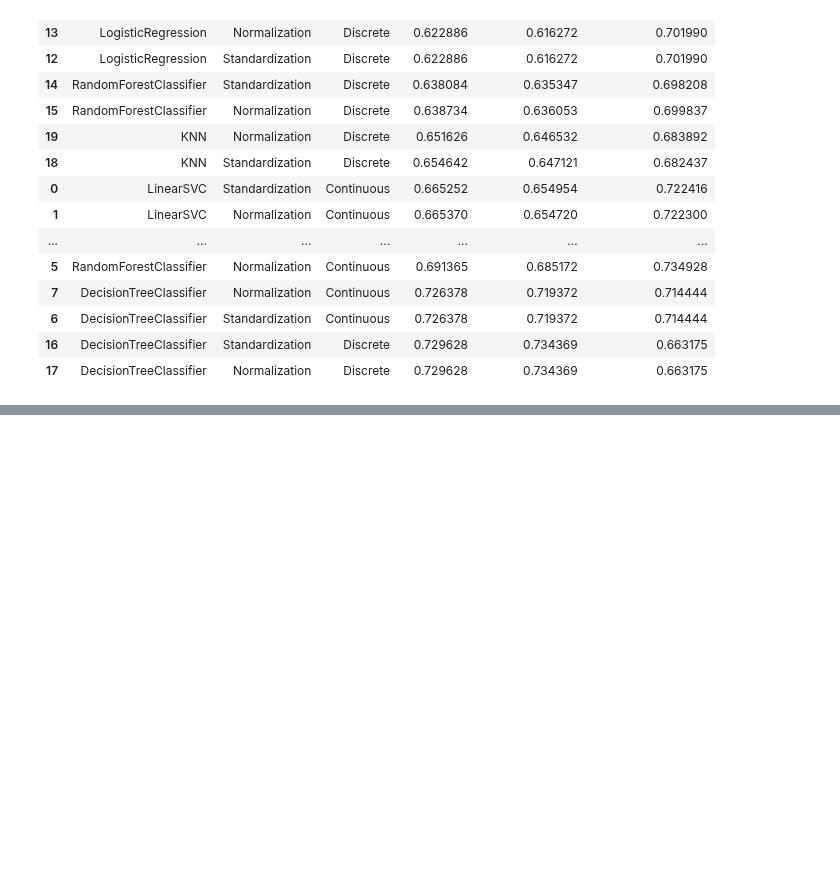
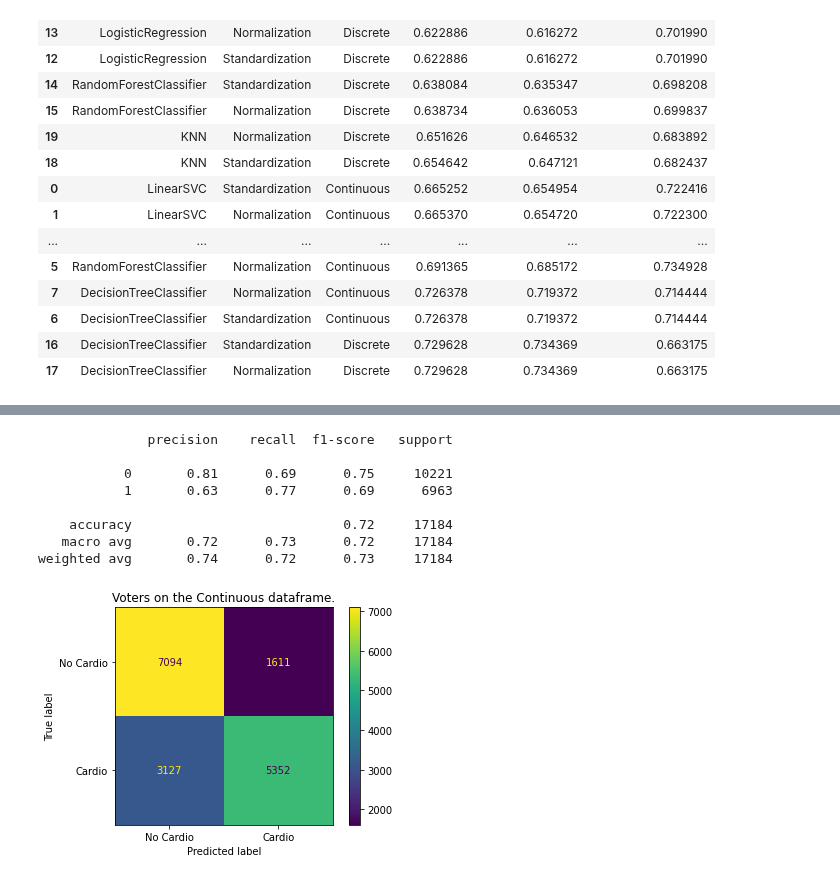
Before and after one commit to SamiFatmi/Machine-Learning-SAMI-FATMI, a Jupyter notebook: Labs/2-Disease_prediction.ipynb, the cells around one changed output, grey strips where cells are left out. Cells and saved outputs as stored; diff of their text form; code cells hidden in the pictures; blank space fills up the shorter version.

```diff
--- a/Labs/2-Disease_prediction.ipynb
+++ b/Labs/2-Disease_prediction.ipynb
@@ -926,0 +986,12 @@ Continuous_dataset ,  RandomForestClassifier ,  Standardization
+# %%
+evaluate_model(vote_clf,"Continuous")
+# %% [output]
+              precision    recall  f1-score   support
+
+           0       0.81      0.69      0.75     10221
+           1       0.63      0.77      0.69      6963
+
+    accuracy                           0.72     17184
+   macro avg       0.72      0.73      0.72     17184
+weighted avg       0.74      0.72      0.73     17184
+[figure, added]
```
Also changed, not shown: parts of 4 cells of this notebook.
